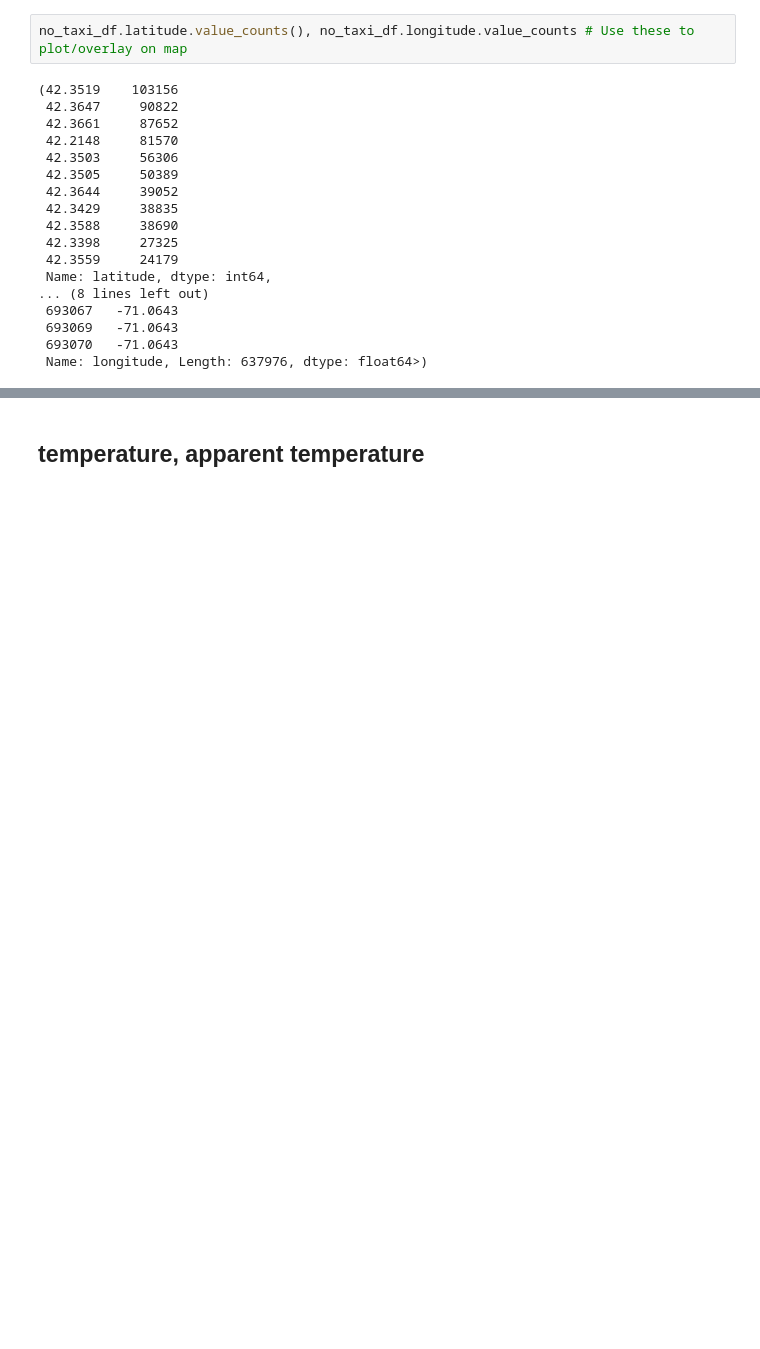
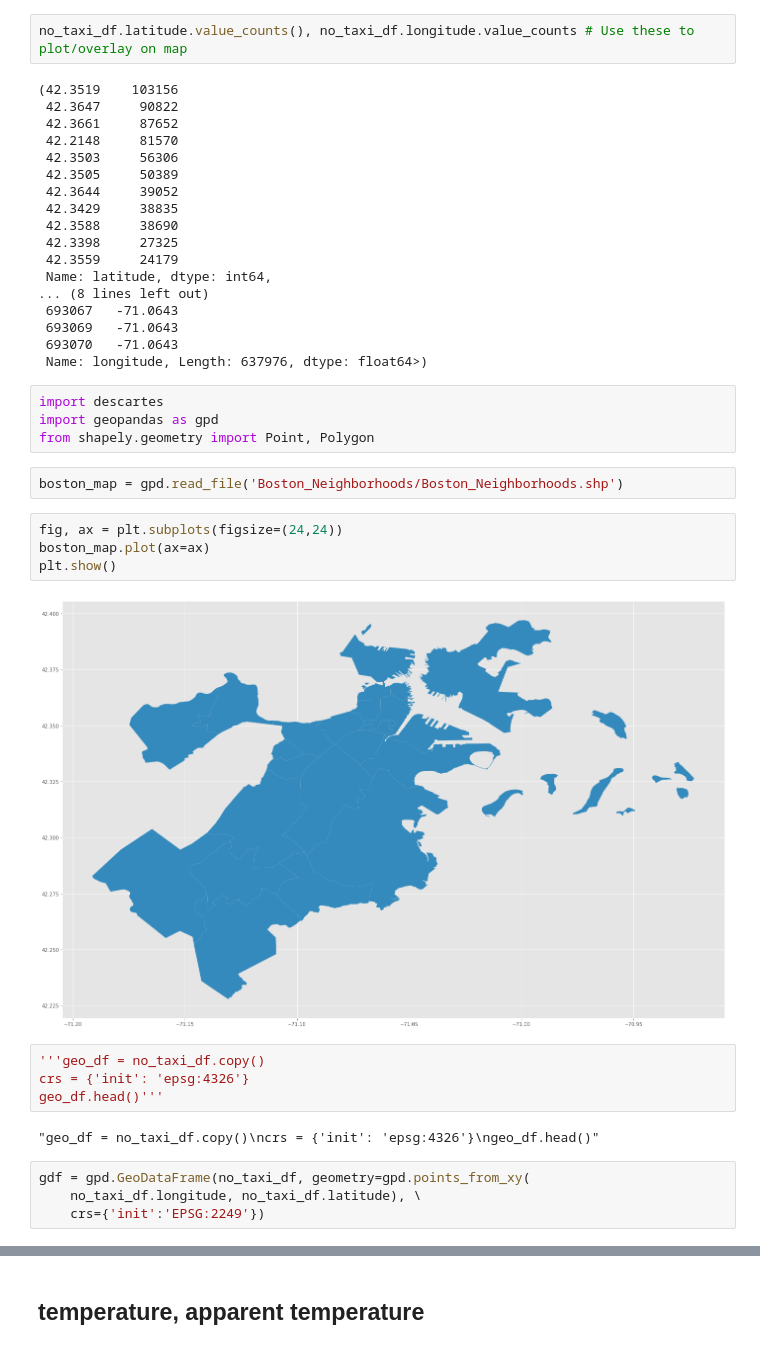
Before and after one commit to pawoody/Rideshare_Analysis, a Jupyter notebook: Boston_Rideshare_NB.ipynb, the cells around one changed output, grey strips where cells are left out. Saved outputs shown, nothing was run; the diff lists cells and outputs as text; blank space fills up the shorter version.

```diff
--- a/Boston_Rideshare_NB.ipynb
+++ b/Boston_Rideshare_NB.ipynb
@@ -413,3 +446,25 @@ no_taxi_df.latitude.value_counts(), no_taxi_df.longitude.value_counts # Use thes
  693069   -71.0643
  693070   -71.0643
  Name: longitude, Length: 637976, dtype: float64>)
+# %%
+import descartes
+import geopandas as gpd
+from shapely.geometry import Point, Polygon
+# %%
+boston_map = gpd.read_file('Boston_Neighborhoods/Boston_Neighborhoods.shp')
+# %%
+fig, ax = plt.subplots(figsize=(24,24))
+boston_map.plot(ax=ax)
+plt.show()
+# %% [output]
+[figure, added]
+# %%
+'''geo_df = no_taxi_df.copy()
+crs = {'init': 'epsg:4326'}
+geo_df.head()'''
+# %% [output]
+"geo_df = no_taxi_df.copy()\ncrs = {'init': 'epsg:4326'}\ngeo_df.head()"
+# %%
+gdf = gpd.GeoDataFrame(no_taxi_df, geometry=gpd.points_from_xy(
+    no_taxi_df.longitude, no_taxi_df.latitude), \
+    crs={'init':'EPSG:2249'})
```
Also changed, not shown: parts of 50 cells of this notebook, 5 other files.
